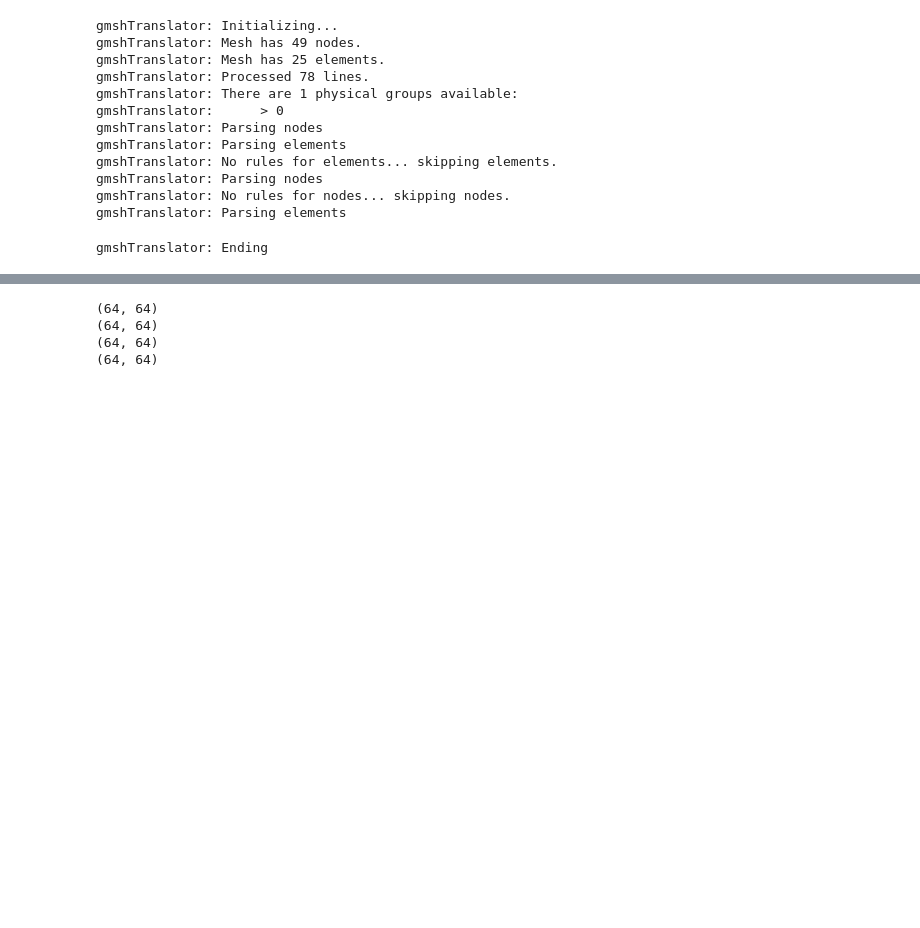
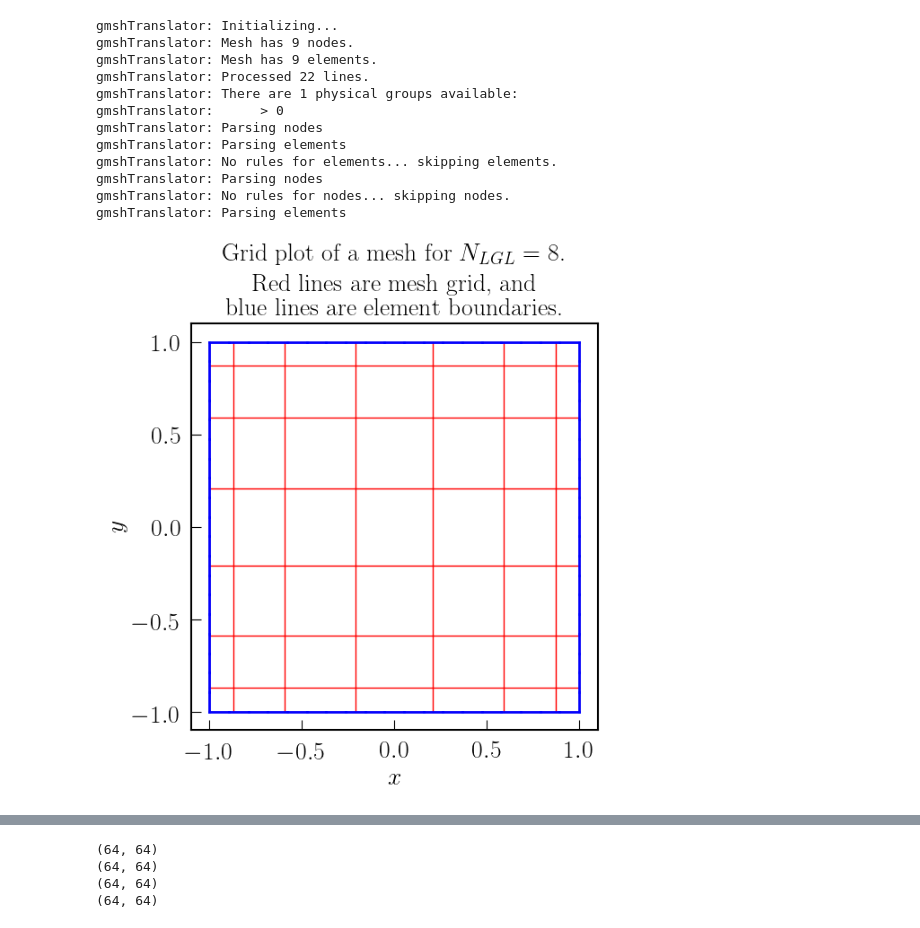
Before and after one commit to QuazarTech/DG_Maxwell, a Jupyter notebook: examples/volume_integral_2d_test.ipynb, the cells around one changed output, grey strips where cells are left out. Drawn from its saved outputs; the diff is of its cells as text; code cells hidden in the pictures; blank space fills up the shorter version.

```diff
--- a/examples/volume_integral_2d_test.ipynb
+++ b/examples/volume_integral_2d_test.ipynb
@@ -35,28 +43,43 @@ L_q = af.np_to_af_array(L_q)
 # %%
 dLp_dxi  = utils.polynomial_derivative(L_p)
 dLq_deta = utils.polynomial_derivative(L_q)
-# %%
-nodes, elements = msh_parser.read_order_2_msh('read_and_plot_mesh/mesh/square.msh')
-# %% [output]
-gmshTranslator: Initializing...
-gmshTranslator: Mesh has 49 nodes.
-gmshTranslator: Mesh has 25 elements.
-gmshTranslator: Processed 78 lines.
-gmshTranslator: There are 1 physical groups available:
-gmshTranslator:      > 0
-gmshTranslator: Parsing nodes
-gmshTranslator: Parsing elements
-gmshTranslator: No rules for elements... skipping elements.
-gmshTranslator: Parsing nodes
-gmshTranslator: No rules for nodes... skipping nodes.
-gmshTranslator: Parsing elements
+# %%
+nodes, elements = msh_parser.read_order_2_msh('read_and_plot_mesh/mesh/square_1.msh')
+
+axes_handler = plt.axes()
+
+msh_parser.plot_mesh_grid(nodes, elements, np.array(xi_LGL), np.array(eta_LGL), axes_handler)
+
+plt.title(r'Grid plot of a mesh for $N_{LGL} = 8$.'
+          '\n Red lines are mesh grid, and \n'
+          'blue lines are element boundaries.')
+plt.xlabel(r'$x$')
+plt.ylabel(r'$y$')
+
+plt.xlim(-1.1, 1.1)
+plt.ylim(-1.1, 1.1)
+
+plt.savefig('square.png')
+plt.show()
+# %% [output]
+gmshTranslator: Initializing...
+gmshTranslator: Mesh has 9 nodes.
+gmshTranslator: Mesh has 9 elements.
+gmshTranslator: Processed 22 lines.
+gmshTranslator: There are 1 physical groups available:
+gmshTranslator:      > 0
+gmshTranslator: Parsing nodes
+gmshTranslator: Parsing elements
+gmshTranslator: No rules for elements... skipping elements.
+gmshTranslator: Parsing nodes
+gmshTranslator: No rules for nodes... skipping nodes.
+gmshTranslator: Parsing elements
+[figure, added]
 # %%
 dxi_dx  = w2d.dxi_dx(nodes[elements[0]][:, 0], nodes[elements[0]][:, 1], xi, eta)
 dxi_dy  = w2d.dxi_dy(nodes[elements[0]][:, 0], nodes[elements[0]][:, 1], xi, eta)
 deta_dx = w2d.deta_dx(nodes[elements[0]][:, 0], nodes[elements[0]][:, 1], xi, eta)
 deta_dy = w2d.deta_dy(nodes[elements[0]][:, 0], nodes[elements[0]][:, 1], xi, eta)
-# %% [output]
-gmshTranslator: Ending
 # %%
 def F_xi(u):
     '''
```
Also changed, not shown: parts of 9 cells of this notebook, 10 other files.
